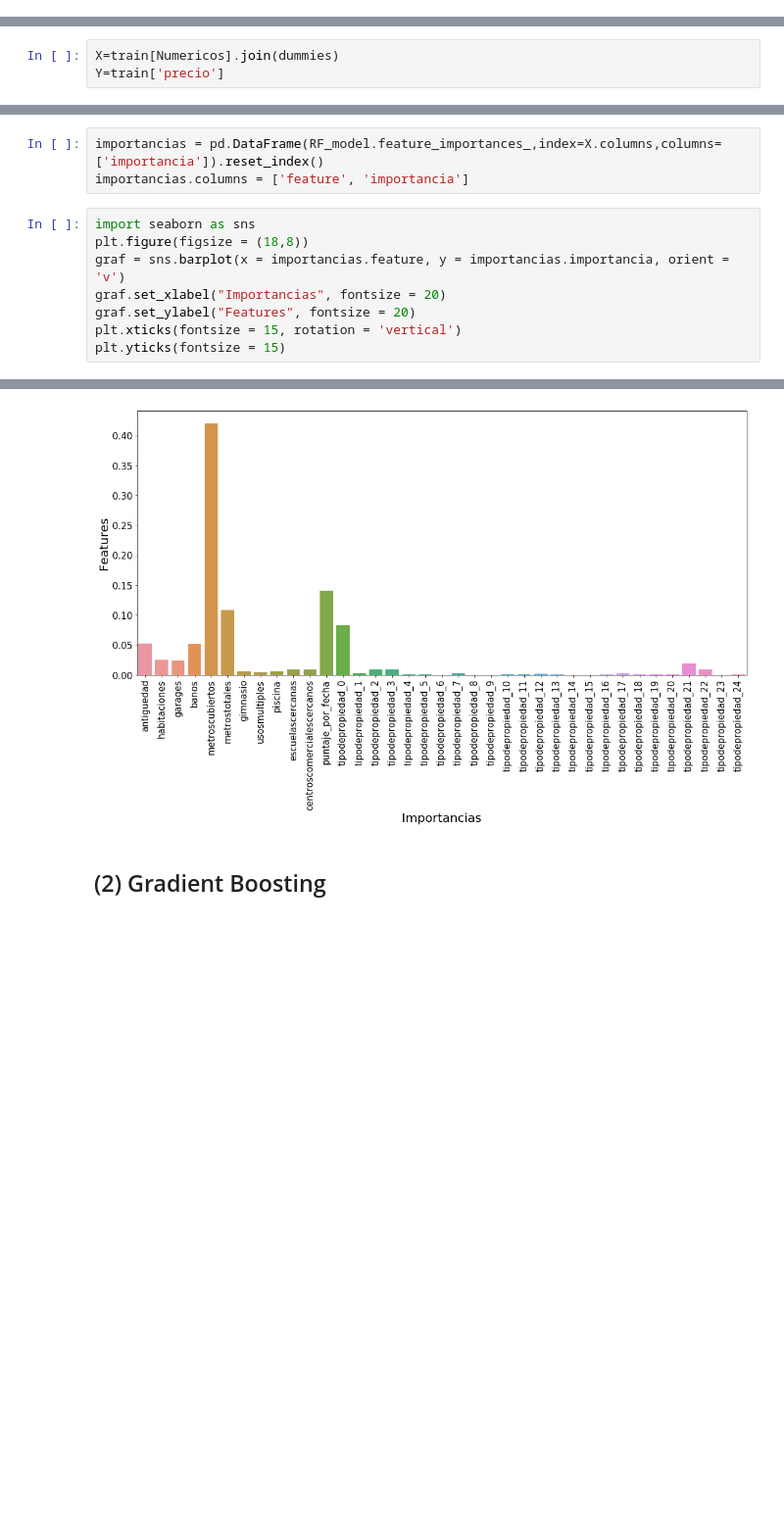
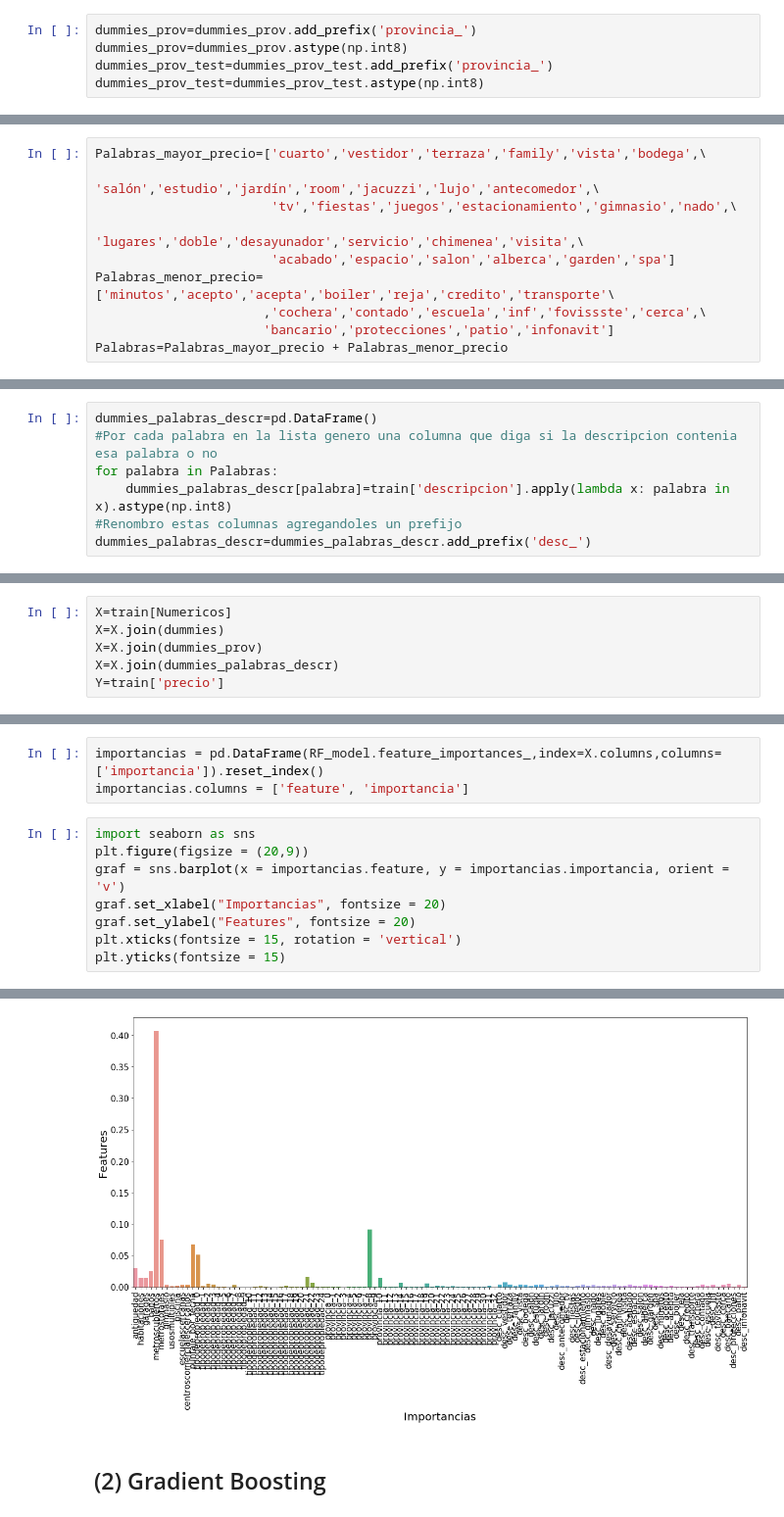
Before and after one commit to luctiz/Grupo43-TP2, a Jupyter notebook: TP2.ipynb, the cells around one changed output, grey strips where cells are left out. Shown at 98% size. Drawn from its saved outputs; the diff is of its cells as text; blank space fills up the shorter version.

Commit message:
Features provincia y descripcion

```diff
--- a/TP2.ipynb
+++ b/TP2.ipynb
@@ -154,0 +165,5 @@ dummies_test.head()
+# %%
+dummies_prov=dummies_prov.add_prefix('provincia_')
+dummies_prov=dummies_prov.astype(np.int8)
+dummies_prov_test=dummies_prov_test.add_prefix('provincia_')
+dummies_prov_test=dummies_prov_test.astype(np.int8)
@@ -197,0 +235,10 @@ test.head()
+# %%
+Palabras_mayor_precio=['cuarto','vestidor','terraza','family','vista','bodega',\
+                       'salón','estudio','jardín','room','jacuzzi','lujo','antecomedor',\
+                       'tv','fiestas','juegos','estacionamiento','gimnasio','nado',\
+                       'lugares','doble','desayunador','servicio','chimenea','visita',\
+                       'acabado','espacio','salon','alberca','garden','spa']
+Palabras_menor_precio=['minutos','acepto','acepta','boiler','reja','credito','transporte'\
+                      ,'cochera','contado','escuela','inf','fovissste','cerca',\
+                      'bancario','protecciones','patio','infonavit']
+Palabras=Palabras_mayor_precio + Palabras_menor_precio
@@ -197,0 +247,7 @@ test.head()
+# %%
+dummies_palabras_descr=pd.DataFrame()
+#Por cada palabra en la lista genero una columna que diga si la descripcion contenia esa palabra o no
+for palabra in Palabras:
+    dummies_palabras_descr[palabra]=train['descripcion'].apply(lambda x: palabra in x).astype(np.int8)
+#Renombro estas columnas agregandoles un prefijo
+dummies_palabras_descr=dummies_palabras_descr.add_prefix('desc_')
@@ -200,7 +282,10 @@ Numericos=['antiguedad','habitaciones','garages','banos','metroscubiertos',\
             'metrostotales','gimnasio','usosmultiples','piscina','escuelascercanas',\
             'centroscomercialescercanos','puntaje_por_fecha']
 # %%
-X=train[Numericos].join(dummies)
+X=train[Numericos]
+X=X.join(dummies)
+X=X.join(dummies_prov)
+X=X.join(dummies_palabras_descr)
 Y=train['precio']
 # %%
 X.head()
@@ -347,16 +433,16 @@ importancias = pd.DataFrame(RF_model.feature_importances_,index=X.columns,column
 importancias.columns = ['feature', 'importancia']
 # %%
 import seaborn as sns
-plt.figure(figsize = (18,8))
+plt.figure(figsize = (20,9))
 graf = sns.barplot(x = importancias.feature, y = importancias.importancia, orient = 'v')
 graf.set_xlabel("Importancias", fontsize = 20)
 graf.set_ylabel("Features", fontsize = 20)
 plt.xticks(fontsize = 15, rotation = 'vertical')
 plt.yticks(fontsize = 15)
 # %% [output]
 (array([0.  , 0.05, 0.1 , 0.15, 0.2 , 0.25, 0.3 , 0.35, 0.4 , 0.45]),
  <a list of 10 Text yticklabel objects>)
-[figure, old version]
+[figure, new version]
 # %% [markdown]
 ## (2) Gradient Boosting
 # %%
```
Also changed, not shown: parts of 32 cells of this notebook.
